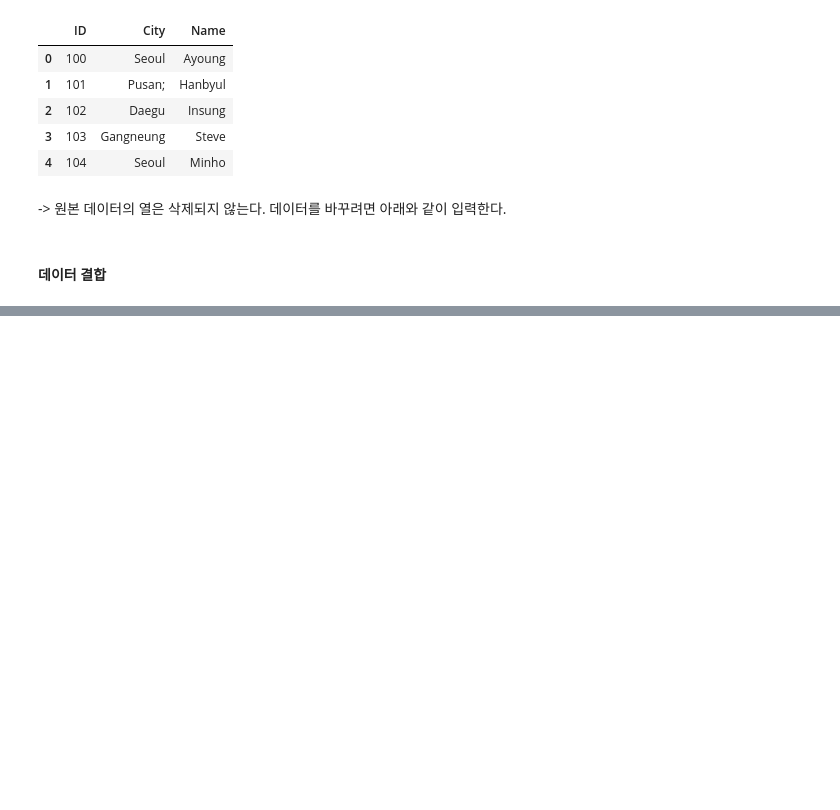
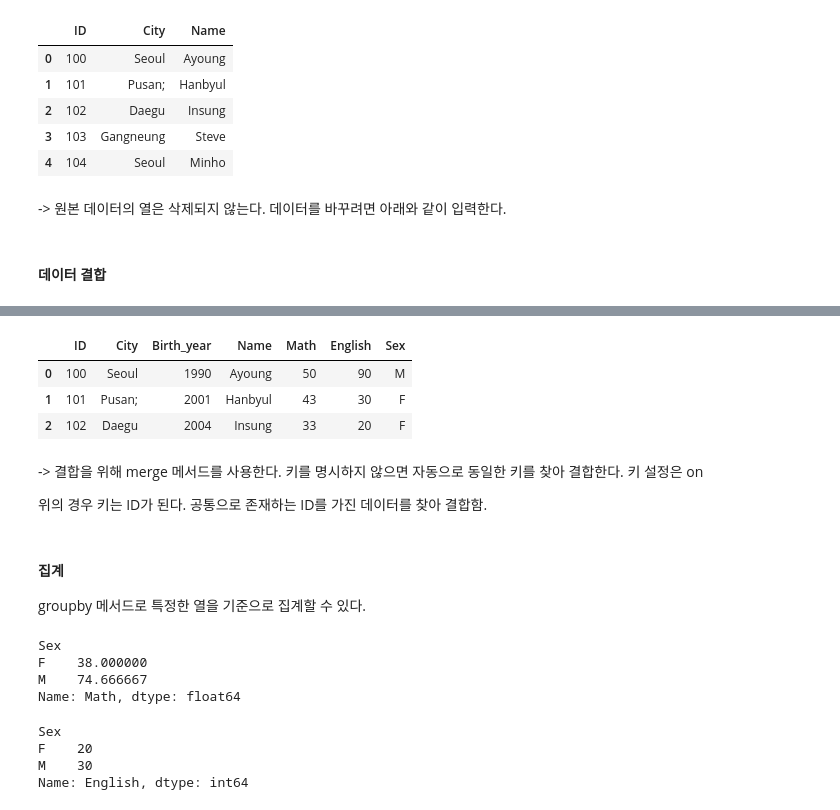
Before and after one commit to gongboogi/Python-Practice, a Jupyter notebook: Pandas기초.ipynb, the cells around one changed output, grey strips where cells are left out. Saved outputs shown, nothing was run; the diff lists cells and outputs as text; code cells hidden in the pictures; blank space fills up the shorter version.

```diff
--- a/Pandas기초.ipynb
+++ b/Pandas기초.ipynb
@@ -200,6 +201,14 @@ attri_data_frame1.drop(['Birth_year'], axis = 1) # Birth_year 열 삭제
 # %% [markdown]
 -> 원본 데이터의 열은 삭제되지 않는다. 데이터를 바꾸려면 아래와 같이 입력한다.
 # %%
-attri_data_frame1 = attri_data_frame1.drop(['Birth_year'], axis=1)
+# attri_data_frame1 = attri_data_frame1.drop(['Birth_year'], axis=1)
 # %% [markdown]
 #### 데이터 결합
+# %%
+attri_data2 = {'ID' : ['100', '101', '102', '105', '107'],
+               'Math' : [50, 43, 33, 76, 98],
+               'English' : [90, 30, 20, 50, 30],
+               'Sex' : ['M', 'F', 'F', 'M', 'M']}
+
+attri_data_frame2 = DataFrame(attri_data2)
+attri_data_frame2
@@ -205,0 +231,31 @@ attri_data_frame1 = attri_data_frame1.drop(['Birth_year'], axis=1)
+# %%
+# 데이터 결합: merge
+pd.merge(attri_data_frame1, attri_data_frame2)
+# %% [output]
+|  | ID | City | Birth_year | Name | Math | English | Sex |
+| 0 | 100 | Seoul | 1990 | Ayoung | 50 | 90 | M |
+| 1 | 101 | Pusan; | 2001 | Hanbyul | 43 | 30 | F |
+| 2 | 102 | Daegu | 2004 | Insung | 33 | 20 | F |
+# %% [markdown]
+-> 결합을 위해 merge 메서드를 사용한다. 키를 명시하지 않으면 자동으로 동일한 키를 찾아 결합한다. 키 설정은 on
+
+위의 경우 키는 ID가 된다. 공통으로 존재하는 ID를 가진 데이터를 찾아 결합함.
+# %% [markdown]
+#### 집계
+
+groupby 메서드로 특정한 열을 기준으로 집계할 수 있다.
+# %%
+# 데이터 그룹별 집계(Sex열을 기준으로 수학 점수 평균 계산)
+attri_data_frame2.groupby('Sex')['Math'].mean()
+# %% [output]
+Sex
+F    38.000000
+M    74.666667
+Name: Math, dtype: float64
+# %%
+attri_data_frame2.groupby('Sex')['English'].min()
+# %% [output]
+Sex
+F    20
+M    30
+Name: English, dtype: int64
```
Also changed, not shown: parts of 30 cells of this notebook.
